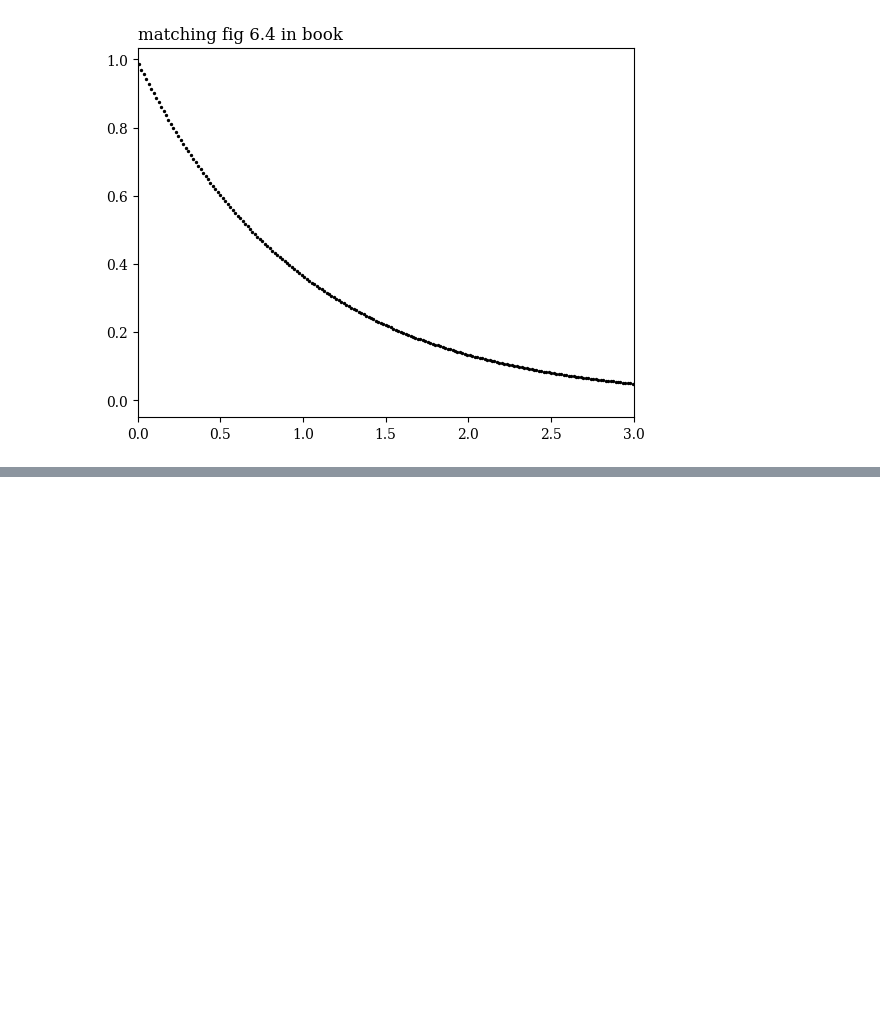
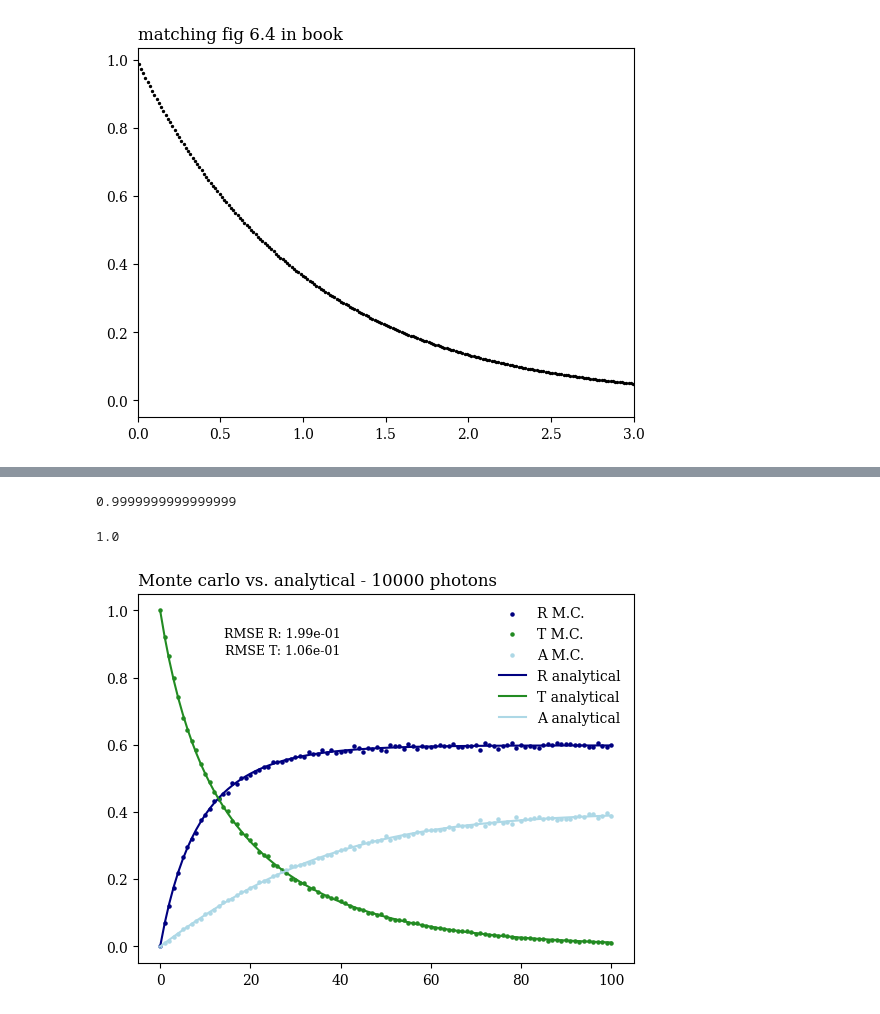
Before and after one commit to Mte2112/ATOC5235, a Jupyter notebook: final_project/montecarlo_2stream.ipynb, the cells around one changed output, grey strips where cells are left out. Cells and saved outputs as stored; diff of their text form; code cells hidden in the pictures; blank space fills up the shorter version.

Commit message:
add absorption

```diff
--- a/final_project/montecarlo_2stream.ipynb
+++ b/final_project/montecarlo_2stream.ipynb
@@ -119,0 +177,55 @@ for num_sims in [1e1, 1e2, 1e3, 1e4]:
+# %%
+num_sims=1e3
+omega=0.99
+R_array, T_array, A_array = count_RTA(tau_array, int(num_sims))
+# %%
+sum_rta = [x + y + z for x, y, z in zip(R_array, T_array, A_array)]
+min(sum_rta) # min is somehow not exactly 1, but ignore for now
+# %% [output]
+0.9999999999999999
+# %%
+max(sum_rta)
+# %% [output]
+1.0
+# %%
+# analytical solution for 2 stream w/ absorption
+num_sims=10000
+R_analytical = []
+T_analytical = []
+A_analytical = []
+for tau_max in np.arange(0, 101, 1):
+    K = np.sqrt((1-omega)*(1-g*omega))
+    R_inf = (np.sqrt(1-omega*g)-np.sqrt(1-omega))/(np.sqrt(1-omega*g)+np.sqrt(1-omega))
+    R_g = 0.0
+    F0 = num_sims
+    A_bar = F0*(R_inf-R_g)*np.exp(-K*tau_max)/(R_inf*(R_inf-R_g)*np.exp(-K*tau_max)-(1-R_inf*R_g)*np.exp(K*tau_max))
+    B_bar = -F0*(1-R_inf*R_g)*np.exp(K*tau_max)/(R_inf*(R_inf-R_g)*np.exp(-K*tau_max)-(1-R_inf*R_g)*np.exp(K*tau_max))
+    R = (A_bar*np.exp(K*0) + B_bar*R_inf*np.exp(-K*0))/num_sims
+    T = (A_bar*R_inf*np.exp(K*tau_max) + B_bar*np.exp(-K*tau_max))/num_sims
+    A = 1 - R - T
+
+    R_analytical.append(R)
+    T_analytical.append(T)
+    A_analytical.append(A)
+# %%
+# get % scattered vs. transmitted
+R_array, T_array, A_array = count_RTA(tau_array, int(num_sims))
+
+# get rmse from analytical
+rmse_R = root_mean_squared_error(R_theory, R_array)
+rmse_T = root_mean_squared_error(T_theory, T_array)
+
+plt.scatter(optical_depths, R_array, label="R M.C.", s=5, color="navy")
+plt.scatter(optical_depths, T_array, label="T M.C.", s=5, color="forestgreen")
+plt.scatter(optical_depths, A_array, label="A M.C.", s=5, color="lightblue")
+plt.plot(optical_depths, R_analytical, label="R analytical", color="navy")
+plt.plot(optical_depths, T_analytical, label="T analytical", color="forestgreen")
+plt.plot(optical_depths, A_analytical, label="A analytical", color="lightblue")
+plt.title(f"Monte carlo vs. analytical - {int(num_sims)} photons", loc="left")
+plt.legend(frameon=False)
+
+plt.text(40, 0.95, f'RMSE R: {"{:.2e}".format(rmse_R)}', fontsize=9, ha='right', va='top')
+plt.text(40, 0.9, f'RMSE T: {"{:.2e}".format(rmse_T)}', fontsize=9, ha='right', va='top')
+plt.show()
+# %% [output]
+[figure, added]
```
Also changed, not shown: parts of 4 cells of this notebook.
